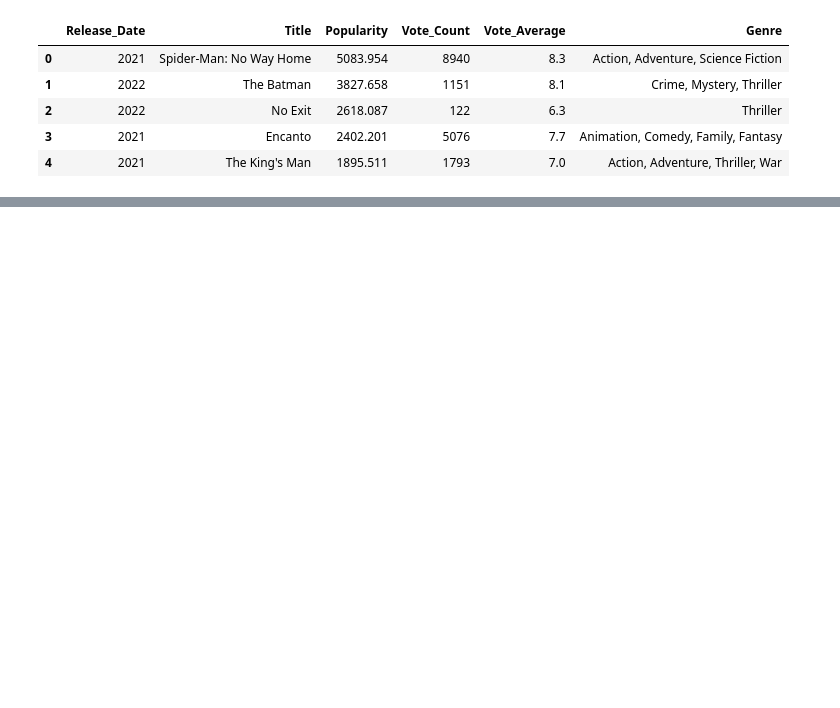
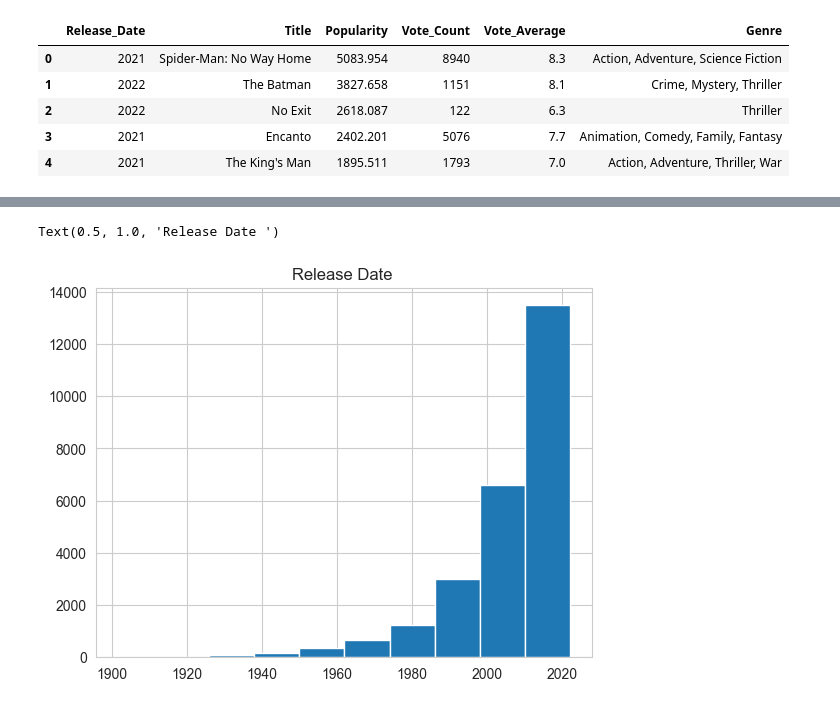
Before and after one commit to Faizan63-Siddiqui/Netflix-Project, a Jupyter notebook: Netflix.ipynb, the cells around one changed output, grey strips where cells are left out. Cells and saved outputs as stored; diff of their text form; code cells hidden in the pictures; blank space fills up the shorter version.

```diff
--- a/Netflix.ipynb
+++ b/Netflix.ipynb
@@ -141,0 +256,7 @@ TypeError: cut() got an unexpected keyword argument 'duplicate'. Did you mean 'd
+# %%
+#most filmed year
+df['Release_Date'].hist()
+plt.title('Release Date ')
+# %% [output]
+Text(0.5, 1.0, 'Release Date ')
+[figure, added]
```
Also changed, not shown: parts of 15 cells of this notebook.
